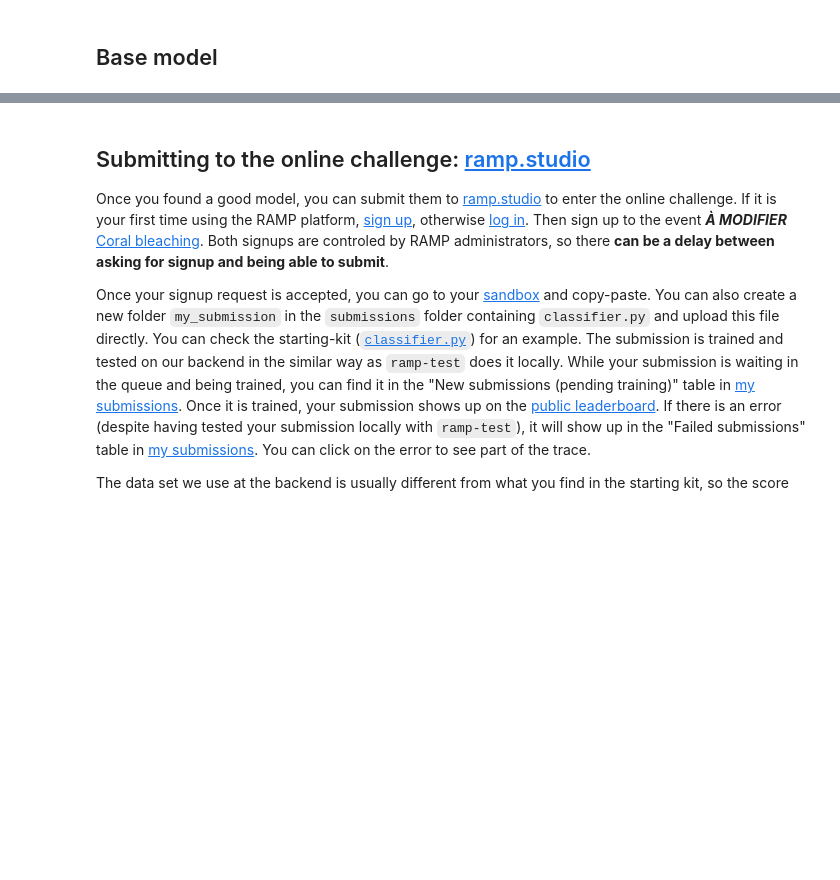
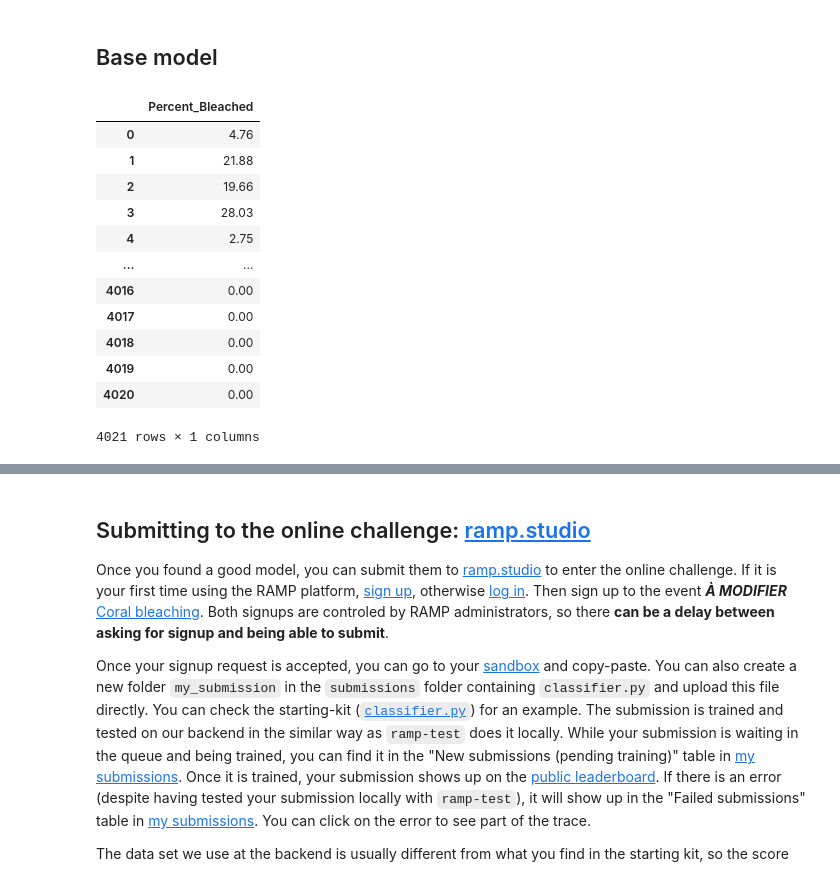
Before and after one commit to AlexisMichalowski/DC_Coral, a Jupyter notebook: coral_bleaching_starting_kit.ipynb, the cells around one changed output, grey strips where cells are left out. Saved outputs shown, nothing was run; the diff lists cells and outputs as text; code cells hidden in the pictures; blank space fills up the shorter version.

```diff
--- a/coral_bleaching_starting_kit.ipynb
+++ b/coral_bleaching_starting_kit.ipynb
@@ -81,0 +93,21 @@ import seaborn as sns
+# %%
+# We only keep The percent bleached data
+train_df = pd.read_csv('./data/train.csv',sep=";")
+train_df = train_df.iloc[:, 2:]
+
+X_train_df = train_df.loc[:, ['Percent_Bleached']]
+X_train_df
+# %% [output]
+|  | Percent_Bleached |
+| 0 | 4.76 |
+| 1 | 21.88 |
+| 2 | 19.66 |
+| 3 | 28.03 |
+| 4 | 2.75 |
+| ... | ... |
+| 4016 | 0.00 |
+| 4017 | 0.00 |
+| 4018 | 0.00 |
+| 4019 | 0.00 |
+| 4020 | 0.00 |
+4021 rows × 1 columns
```
Also changed, not shown: parts of 22 cells of this notebook, 4 other files.
